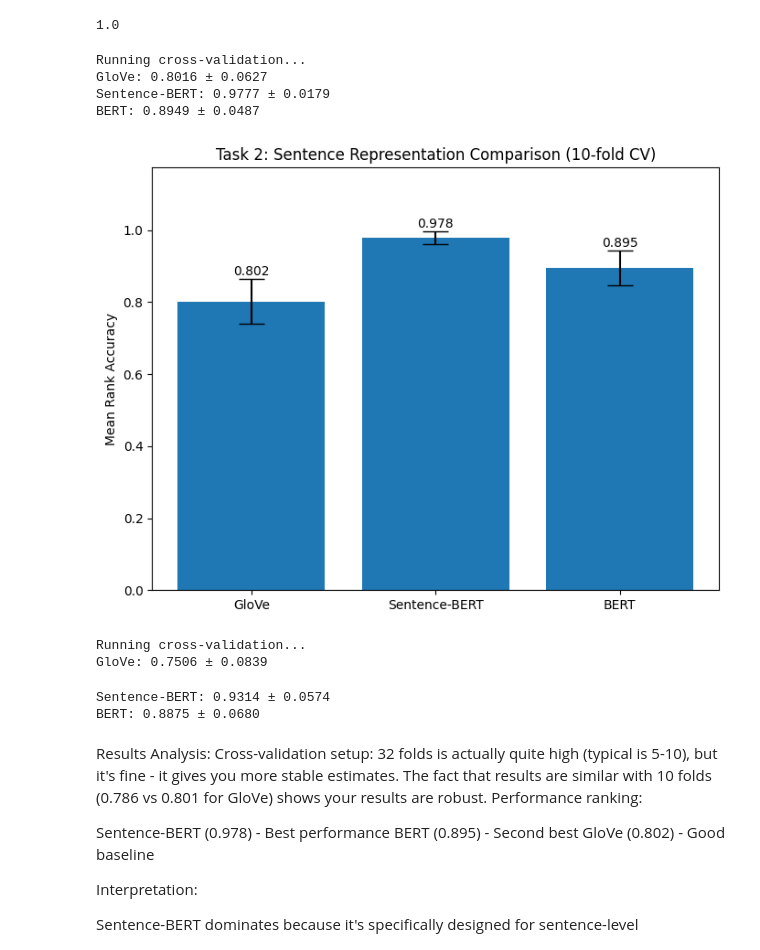
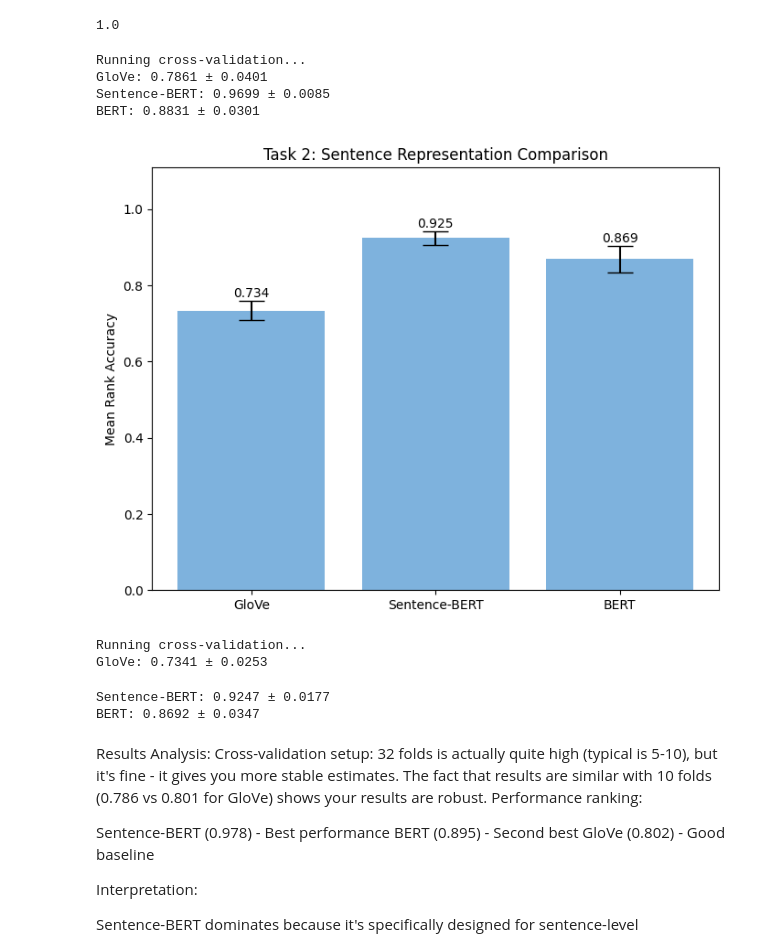
Before and after one commit to mlk500/word-embeddings-and-the-brain, a Jupyter notebook: project.ipynb, the cells around one changed output. Drawn from its saved outputs; the diff is of its cells as text; code cells hidden in the pictures.

```diff
--- a/project.ipynb
+++ b/project.ipynb
@@ -632,56 +678,56 @@ from decoder_utils import cross_validate_decoder
 
 print("Running cross-validation...")
 
-glove_mean, glove_std, glove_folds = cross_validate_decoder(exp2_fmri, exp2_vectors, n_folds=32)
+glove_mean, glove_std, glove_folds = cross_validate_decoder(exp2_fmri, exp2_vectors)
 print(f"GloVe: {glove_mean:.4f} ± {glove_std:.4f}")
 
 # 2. Sentence-BERT
-sent_bert_mean, sent_bert_std, sent_bert_folds = cross_validate_decoder(exp2_fmri, sentence_transformer_embeddings, n_folds=32)
+sent_bert_mean, sent_bert_std, sent_bert_folds = cross_validate_decoder(exp2_fmri, sentence_transformer_embeddings)
 print(f"Sentence-BERT: {sent_bert_mean:.4f} ± {sent_bert_std:.4f}")
 
-# 3. BERT (fix the typo first)
-bert_mean, bert_std, bert_folds = cross_validate_decoder(exp2_fmri, bert_embeddings, n_folds=32)
+# 3. BERT
+bert_mean, bert_std, bert_folds = cross_validate_decoder(exp2_fmri, bert_embeddings)
 print(f"BERT: {bert_mean:.4f} ± {bert_std:.4f}")
 # %% [output]
 Running cross-validation...
-GloVe: 0.8016 ± 0.0627
-Sentence-BERT: 0.9777 ± 0.0179
-BERT: 0.8949 ± 0.0487
+GloVe: 0.7861 ± 0.0401
+Sentence-BERT: 0.9699 ± 0.0085
+BERT: 0.8831 ± 0.0301
 # %%
 methods = ['GloVe', 'Sentence-BERT', 'BERT']
 means = [glove_mean, sent_bert_mean, bert_mean]
 stds = [glove_std, sent_bert_std, bert_std]
 
 plt.figure(figsize=(8, 6))
-plt.bar(methods, means, yerr=stds, capsize=10)
+plt.bar(methods, means, yerr=stds, capsize=10, color='#7eb2dd')
 plt.ylabel('Mean Rank Accuracy')
-plt.title('Task 2: Sentence Representation Comparison (10-fold CV)')
+plt.title('Task 2: Sentence Representation Comparison')
 plt.ylim(0, max(means) * 1.2)
 for i, (mean, std) in enumerate(zip(means, stds)):
     plt.text(i, mean + std + 0.01, f'{mean:.3f}', ha='center')
 plt.show()
 # %% [output]
-[figure, old version]
+[figure, new version]
 # %%
 print("Running cross-validation...")
 
-glove_mean, glove_std, glove_folds = cross_validate_decoder(exp3_fmri, exp3_vectors, n_folds=32)
+glove_mean, glove_std, glove_folds = cross_validate_decoder(exp3_fmri, exp3_vectors)
 print(f"GloVe: {glove_mean:.4f} ± {glove_std:.4f}")
 
 # 2. Sentence-BERT
 sentence_transformer_embeddings_exp3 = generate_embeddings_sentence_transformer(exp3_sentences)
-sent_bert_mean, sent_bert_std, sent_bert_folds = cross_validate_decoder(exp3_fmri, sentence_transformer_embeddings_exp3, n_folds=32)
+sent_bert_mean, sent_bert_std, sent_bert_folds = cross_validate_decoder(exp3_fmri, sentence_transformer_embeddings_exp3)
 print(f"Sentence-BERT: {sent_bert_mean:.4f} ± {sent_bert_std:.4f}")
 
-# 3. BERT (fix the typo first)
+# 3. BERT
 bert_embeddings_exp3 = generate_bert_embeddings(list(exp3_sentences))
-bert_mean, bert_std, bert_folds = cross_validate_decoder(exp3_fmri, bert_embeddings_exp3, n_folds=32)
+bert_mean, bert_std, bert_folds = cross_validate_decoder(exp3_fmri, bert_embeddings_exp3)
 print(f"BERT: {bert_mean:.4f} ± {bert_std:.4f}")
 # %% [output]
 Running cross-validation...
-GloVe: 0.7506 ± 0.0839
+GloVe: 0.7341 ± 0.0253
-Sentence-BERT: 0.9314 ± 0.0574
-BERT: 0.8875 ± 0.0680
+Sentence-BERT: 0.9247 ± 0.0177
+BERT: 0.8692 ± 0.0347
 # %% [markdown]
 Results Analysis:
 Cross-validation setup: 32 folds is actually quite high (typical is 5-10), but it's fine - it gives you more stable estimates. The fact that results are similar with 10 folds (0.786 vs 0.801 for GloVe) shows your results are robust.
```
Also changed, not shown: parts of 64 cells of this notebook, 5 other files.
